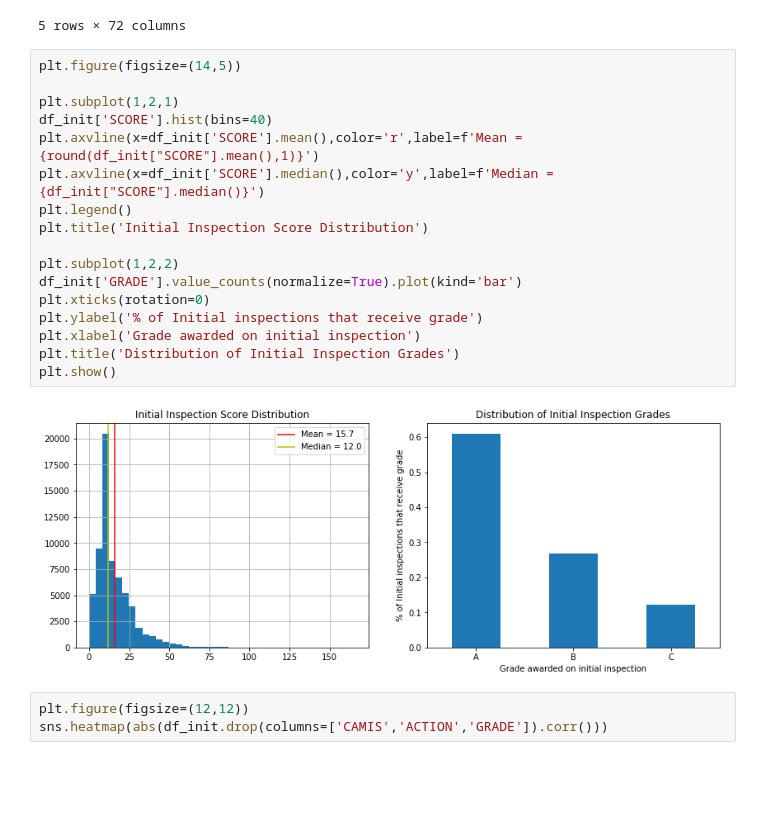
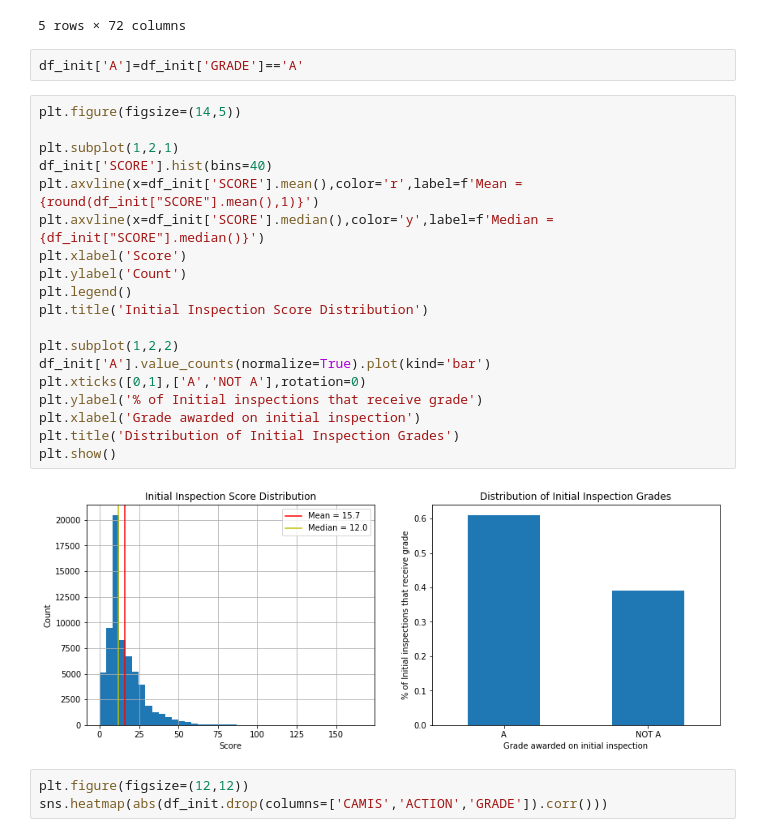
Before and after one commit to ktzioumis/New-York-Restaurant-Guide, a Jupyter notebook: Initial inspections analysis.ipynb, the cells around one changed output. Drawn from its saved outputs; the diff is of its cells as text; blank space fills up the shorter version.

Commit message:
cleaning/saving plots

```diff
--- a/Initial inspections analysis.ipynb
+++ b/Initial inspections analysis.ipynb
@@ -17,25 +17,29 @@ df_init.head()
 | 3 | 30112340 | 2016-10-03 | 48.0 | Cycle Inspection / Initial Inspec... | 0.0 | 0.0 | 0.0 | 0.0 | 0.0 | 0.0 | ... |
 | 4 | 30112340 | 2017-06-26 | 7.0 | Cycle Inspection / Initial Inspec... | 0.0 | 0.0 | 0.0 | 0.0 | 0.0 | 0.0 | ... |
 5 rows × 72 columns
+# %%
+df_init['A']=df_init['GRADE']=='A'
 # %%
 plt.figure(figsize=(14,5))
 
 plt.subplot(1,2,1)
 df_init['SCORE'].hist(bins=40)
 plt.axvline(x=df_init['SCORE'].mean(),color='r',label=f'Mean = {round(df_init["SCORE"].mean(),1)}')
 plt.axvline(x=df_init['SCORE'].median(),color='y',label=f'Median = {df_init["SCORE"].median()}')
+plt.xlabel('Score')
+plt.ylabel('Count')
 plt.legend()
 plt.title('Initial Inspection Score Distribution')
 
 plt.subplot(1,2,2)
-df_init['GRADE'].value_counts(normalize=True).plot(kind='bar')
-plt.xticks(rotation=0)
+df_init['A'].value_counts(normalize=True).plot(kind='bar')
+plt.xticks([0,1],['A','NOT A'],rotation=0)
 plt.ylabel('% of Initial inspections that receive grade')
 plt.xlabel('Grade awarded on initial inspection')
 plt.title('Distribution of Initial Inspection Grades')
 plt.show()
 # %% [output]
-[figure, old version]
+[figure, new version]
 # %%
 plt.figure(figsize=(12,12))
 sns.heatmap(abs(df_init.drop(columns=['CAMIS','ACTION','GRADE']).corr()))
```
Also changed, not shown: parts of 1 cell of this notebook, 14 other files.
